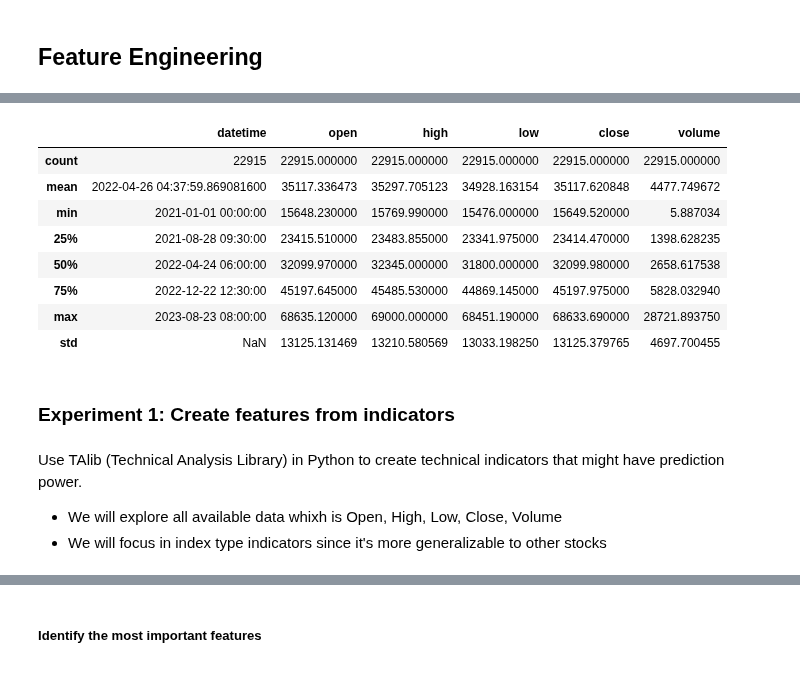
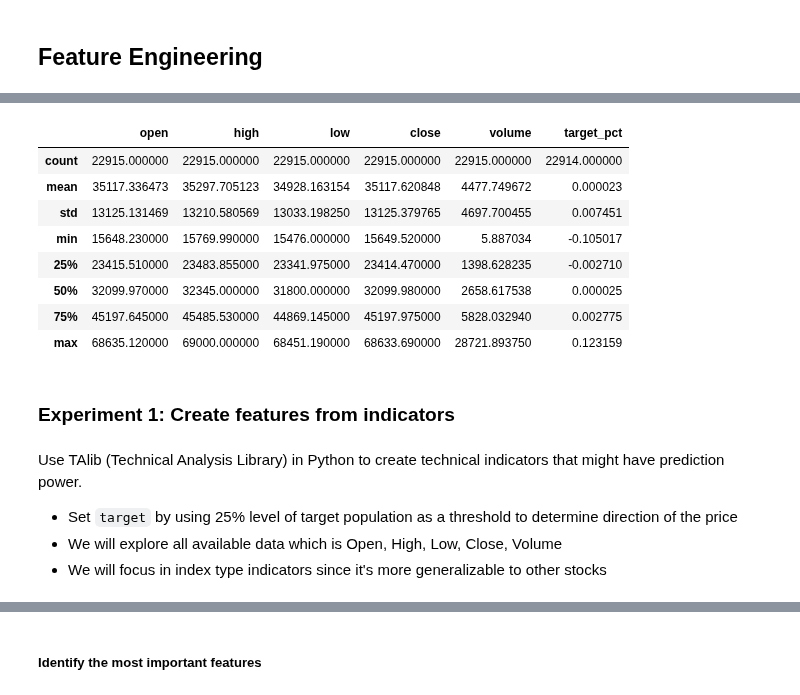
Before and after one commit to natapone/btc_live_price_prediction, a Jupyter notebook: 02_feature_eng_and_model.ipynb, the cells around one changed output, grey strips where cells are left out. Cells and saved outputs as stored; diff of their text form; code cells hidden in the pictures.

```diff
--- a/02_feature_eng_and_model.ipynb
+++ b/02_feature_eng_and_model.ipynb
@@ -47,6 +47,9 @@ def read_hist_data(name = 'BTC', timeframe = '1h'):
     # convert unix timestamp to datetime
     df['datetime'] = pd.to_datetime(df['datetime'], unit='ms')
 
+    # change datetime to index
+    df.set_index('datetime', inplace=True)
+
     df = remove_outlier(df)
     return df
 
@@ -56,8 +59,14 @@ random_state = 55
 # %%
 df = read_hist_data(name = 'BTC', timeframe = '1h') # read data
 # df = read_hist_data(name = 'BTC', timeframe = '5m') # read data
+
+# prediction target = close % change
+df['target_pct'] = df['close'].pct_change()
+
 print(df.head(10))
 print(df.tail(10))
 
+
+
 df.describe()
 # %% [output]
@@ -81,15 +90,16 @@ df.describe()
-|  | datetime | open | high | low | close | volume |
-| count | 22915 | 22915.000000 | 22915.000000 | 22915.000000 | 22915.000000 | 22915.000000 |
-| mean | 2022-04-26 04:37:59.869081600 | 35117.336473 | 35297.705123 | 34928.163154 | 35117.620848 | 4477.749672 |
-| min | 2021-01-01 00:00:00 | 15648.230000 | 15769.990000 | 15476.000000 | 15649.520000 | 5.887034 |
-| 25% | 2021-08-28 09:30:00 | 23415.510000 | 23483.855000 | 23341.975000 | 23414.470000 | 1398.628235 |
-| 50% | 2022-04-24 06:00:00 | 32099.970000 | 32345.000000 | 31800.000000 | 32099.980000 | 2658.617538 |
-| 75% | 2022-12-22 12:30:00 | 45197.645000 | 45485.530000 | 44869.145000 | 45197.975000 | 5828.032940 |
-| max | 2023-08-23 08:00:00 | 68635.120000 | 69000.000000 | 68451.190000 | 68633.690000 | 28721.893750 |
-| std | NaN | 13125.131469 | 13210.580569 | 13033.198250 | 13125.379765 | 4697.700455 |
+|  | open | high | low | close | volume | target_pct |
+| count | 22915.000000 | 22915.000000 | 22915.000000 | 22915.000000 | 22915.000000 | 22914.000000 |
+| mean | 35117.336473 | 35297.705123 | 34928.163154 | 35117.620848 | 4477.749672 | 0.000023 |
+| std | 13125.131469 | 13210.580569 | 13033.198250 | 13125.379765 | 4697.700455 | 0.007451 |
+| min | 15648.230000 | 15769.990000 | 15476.000000 | 15649.520000 | 5.887034 | -0.105017 |
+| 25% | 23415.510000 | 23483.855000 | 23341.975000 | 23414.470000 | 1398.628235 | -0.002710 |
+| 50% | 32099.970000 | 32345.000000 | 31800.000000 | 32099.980000 | 2658.617538 | 0.000025 |
+| 75% | 45197.645000 | 45485.530000 | 44869.145000 | 45197.975000 | 5828.032940 | 0.002775 |
+| max | 68635.120000 | 69000.000000 | 68451.190000 | 68633.690000 | 28721.893750 | 0.123159 |
 # %% [markdown]
 ### Experiment 1: Create features from indicators
 # %% [markdown]
 Use TAlib (Technical Analysis Library) in Python to create technical indicators that might have prediction power.
-- We will explore all available data whixh is Open, High, Low, Close, Volume
+- Set `target` by using 25% level of target population as a threshold to determine direction of the price
+- We will explore all available data which is Open, High, Low, Close, Volume
 - We will focus in index type indicators since it's more generalizable to other stocks
```
Also changed, not shown: parts of 21 cells of this notebook.
